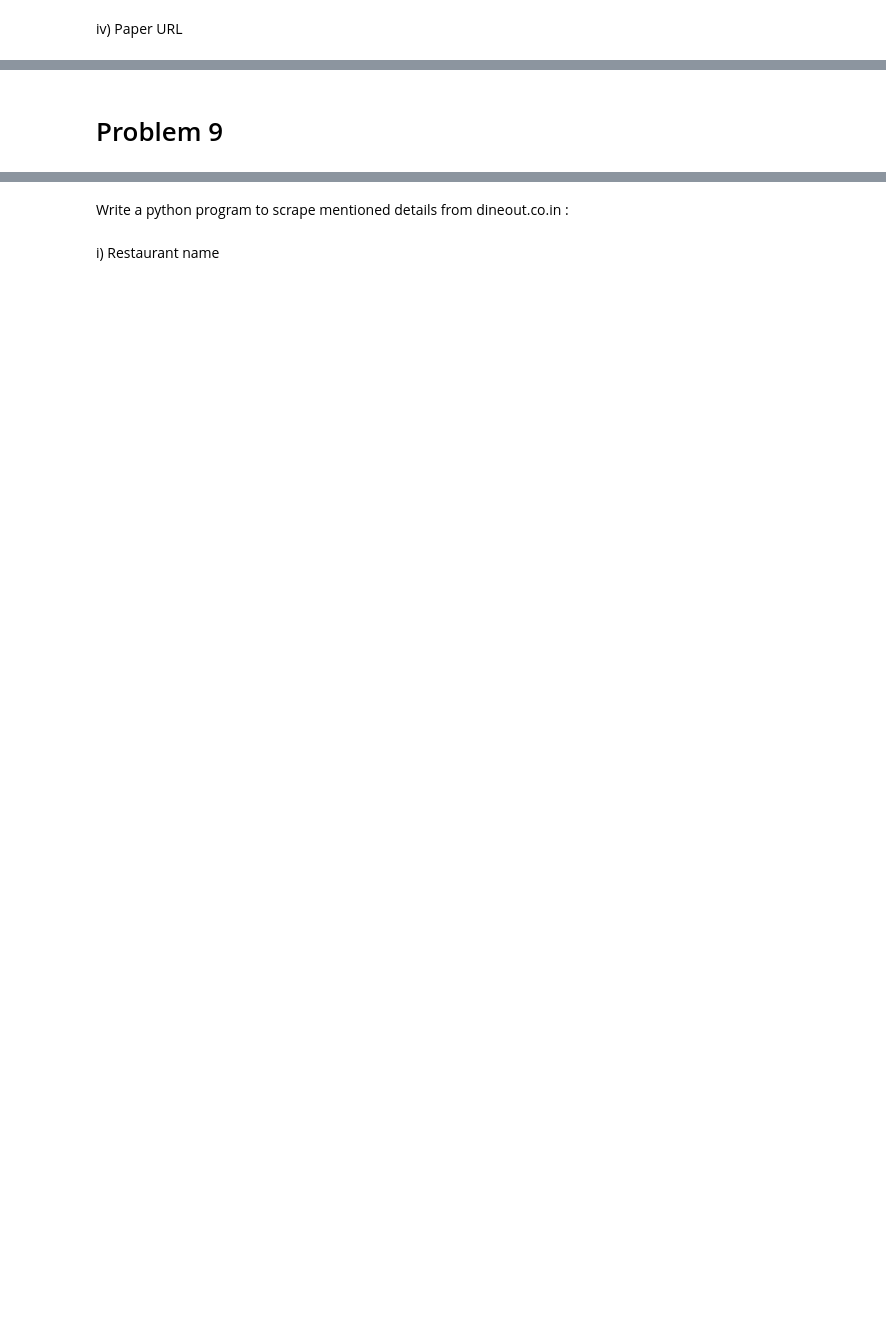
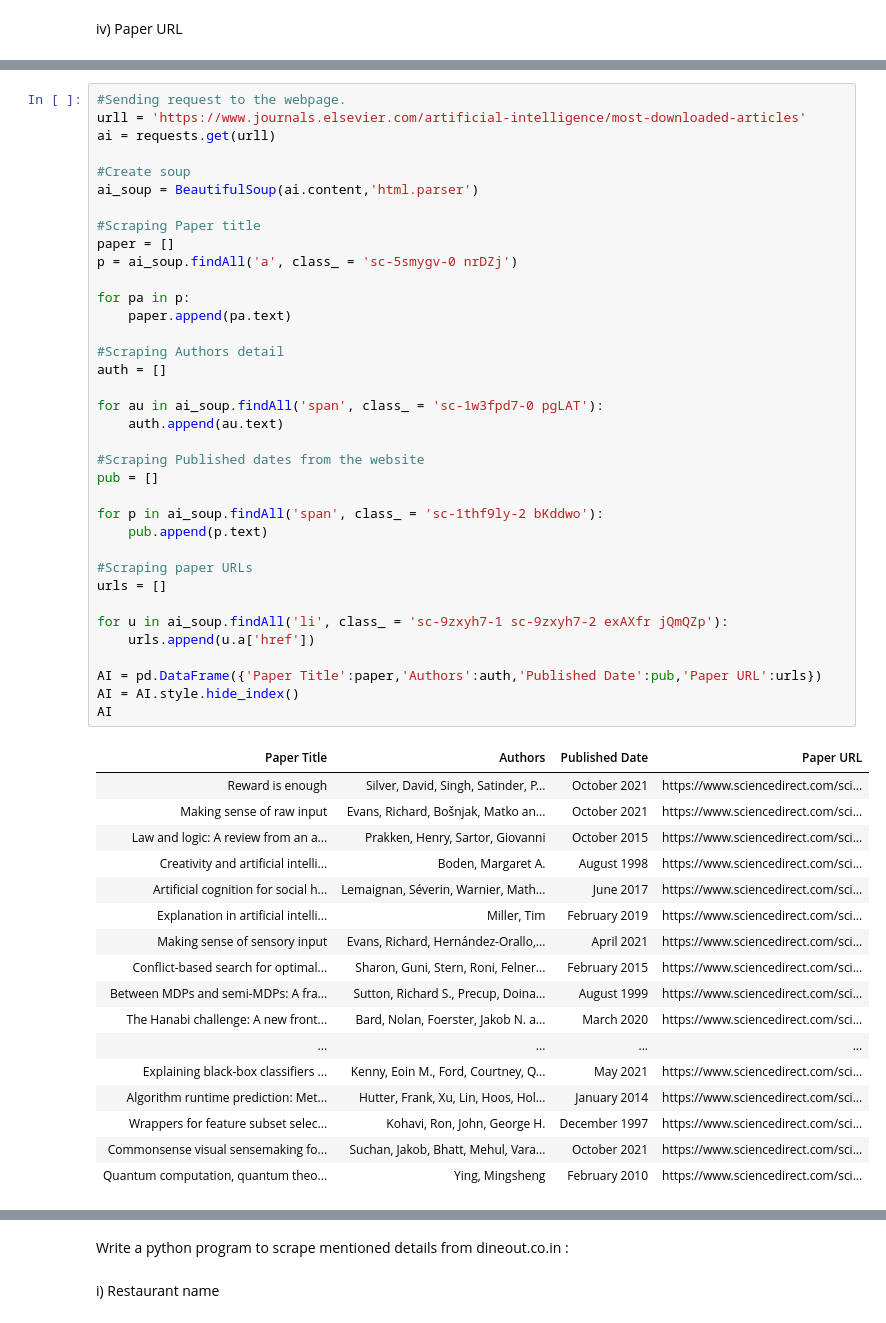
Before and after one commit to preeti0292/Internship, a Jupyter notebook: Web Scraping Worksheet.ipynb, the cells around one changed output, grey strips where cells are left out. Drawn from its saved outputs; the diff is of its cells as text; blank space fills up the shorter version.

```diff
--- a/Web Scraping Worksheet.ipynb
+++ b/Web Scraping Worksheet.ipynb
@@ -851,2 +684,54 @@ urls
-# %% [markdown]
-# Problem 9
+# %%
+#Sending request to the webpage.
+urll = 'https://www.journals.elsevier.com/artificial-intelligence/most-downloaded-articles'
+ai = requests.get(urll)
+
+#Create soup
+ai_soup = BeautifulSoup(ai.content,'html.parser')
+
+#Scraping Paper title
+paper = []
+p = ai_soup.findAll('a', class_ = 'sc-5smygv-0 nrDZj')
+
+for pa in p:
+    paper.append(pa.text)
+
+#Scraping Authors detail
+auth = []
+
+for au in ai_soup.findAll('span', class_ = 'sc-1w3fpd7-0 pgLAT'):
+    auth.append(au.text)
+
+#Scraping Published dates from the website
+pub = []
+
+for p in ai_soup.findAll('span', class_ = 'sc-1thf9ly-2 bKddwo'):
+    pub.append(p.text)
+
+#Scraping paper URLs
+urls = []
+
+for u in ai_soup.findAll('li', class_ = 'sc-9zxyh7-1 sc-9zxyh7-2 exAXfr jQmQZp'):
+    urls.append(u.a['href'])
+
+AI = pd.DataFrame({'Paper Title':paper,'Authors':auth,'Published Date':pub,'Paper URL':urls})
+AI = AI.style.hide_index()
+AI
+# %% [output]
+| Paper Title | Authors | Published Date | Paper URL |
+| Reward is enough | Silver, David, Singh, Satinder, P... | October 2021 | https://www.sciencedirect.com/sci... |
+| Making sense of raw input | Evans, Richard, Bošnjak, Matko an... | October 2021 | https://www.sciencedirect.com/sci... |
+| Law and logic: A review from an a... | Prakken, Henry, Sartor, Giovanni | October 2015 | https://www.sciencedirect.com/sci... |
+| Creativity and artificial intelli... | Boden, Margaret A. | August 1998 | https://www.sciencedirect.com/sci... |
+| Artificial cognition for social h... | Lemaignan, Séverin, Warnier, Math... | June 2017 | https://www.sciencedirect.com/sci... |
+| Explanation in artificial intelli... | Miller, Tim | February 2019 | https://www.sciencedirect.com/sci... |
+| Making sense of sensory input | Evans, Richard, Hernández-Orallo,... | April 2021 | https://www.sciencedirect.com/sci... |
+| Conflict-based search for optimal... | Sharon, Guni, Stern, Roni, Felner... | February 2015 | https://www.sciencedirect.com/sci... |
+| Between MDPs and semi-MDPs: A fra... | Sutton, Richard S., Precup, Doina... | August 1999 | https://www.sciencedirect.com/sci... |
+| The Hanabi challenge: A new front... | Bard, Nolan, Foerster, Jakob N. a... | March 2020 | https://www.sciencedirect.com/sci... |
+| ... | ... | ... | ... |
+| Explaining black-box classifiers ... | Kenny, Eoin M., Ford, Courtney, Q... | May 2021 | https://www.sciencedirect.com/sci... |
+| Algorithm runtime prediction: Met... | Hutter, Frank, Xu, Lin, Hoos, Hol... | January 2014 | https://www.sciencedirect.com/sci... |
+| Wrappers for feature subset selec... | Kohavi, Ron, John, George H. | December 1997 | https://www.sciencedirect.com/sci... |
+| Commonsense visual sensemaking fo... | Suchan, Jakob, Bhatt, Mehul, Vara... | October 2021 | https://www.sciencedirect.com/sci... |
+| Quantum computation, quantum theo... | Ying, Mingsheng | February 2010 | https://www.sciencedirect.com/sci... |
```
Also changed, not shown: parts of 32 cells of this notebook.
